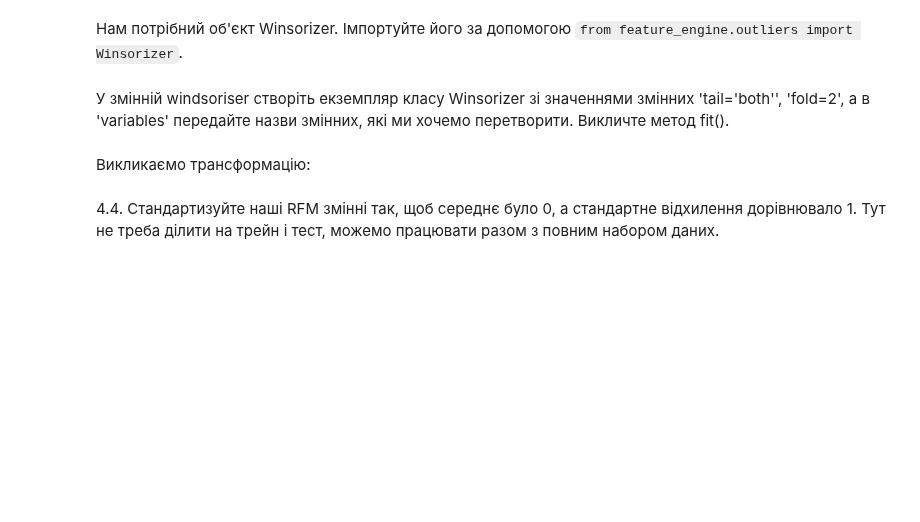
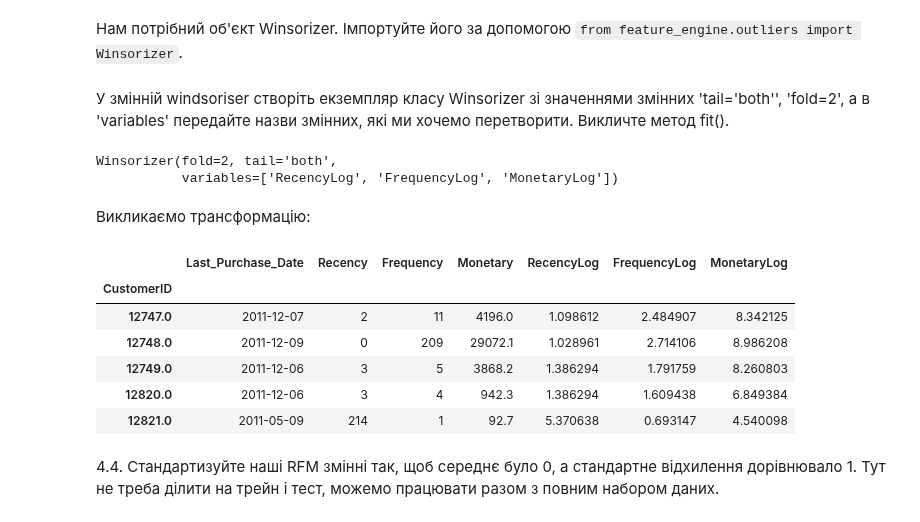
Before and after one commit to dmytrovelychko/rd_ds_python, a Jupyter notebook: hw_6.ipynb, the cells around one changed output. Saved outputs shown, nothing was run; the diff lists cells and outputs as text; code cells hidden in the pictures; blank space fills up the shorter version.

```diff
--- a/hw_6.ipynb
+++ b/hw_6.ipynb
@@ -471,3 +487,9 @@ windsoriser = Winsorizer(...)
+# %%
+windsoriser = Winsorizer(tail='both', fold=2, variables=["RecencyLog", "FrequencyLog", "MonetaryLog"])
+windsoriser.fit(RFM_df)
+# %% [output]
+Winsorizer(fold=2, tail='both',
+           variables=['RecencyLog', 'FrequencyLog', 'MonetaryLog'])
 # %% [markdown]
 Викликаємо трансформацію:
 # %%
@@ -475,2 +497,12 @@ windsoriser = Winsorizer(...)
+# %%
+RFM_winsorized_df.head()
+# %% [output]
+|  | Last_Purchase_Date | Recency | Frequency | Monetary | RecencyLog | FrequencyLog | MonetaryLog |
+| CustomerID |  |  |  |  |  |  |  |
+| 12747.0 | 2011-12-07 | 2 | 11 | 4196.0 | 1.098612 | 2.484907 | 8.342125 |
+| 12748.0 | 2011-12-09 | 0 | 209 | 29072.1 | 1.028961 | 2.714106 | 8.986208 |
+| 12749.0 | 2011-12-06 | 3 | 5 | 3868.2 | 1.386294 | 1.791759 | 8.260803 |
+| 12820.0 | 2011-12-06 | 3 | 4 | 942.3 | 1.386294 | 1.609438 | 6.849384 |
+| 12821.0 | 2011-05-09 | 214 | 1 | 92.7 | 5.370638 | 0.693147 | 4.540098 |
 # %% [markdown]
 4.4. Стандартизуйте наші RFM змінні так, щоб середнє було 0, а стандартне відхилення дорівнювало 1. Тут не треба ділити на трейн і тест, можемо працювати разом з повним набором даних.
```
Also changed, not shown: parts of 7 cells of this notebook.
